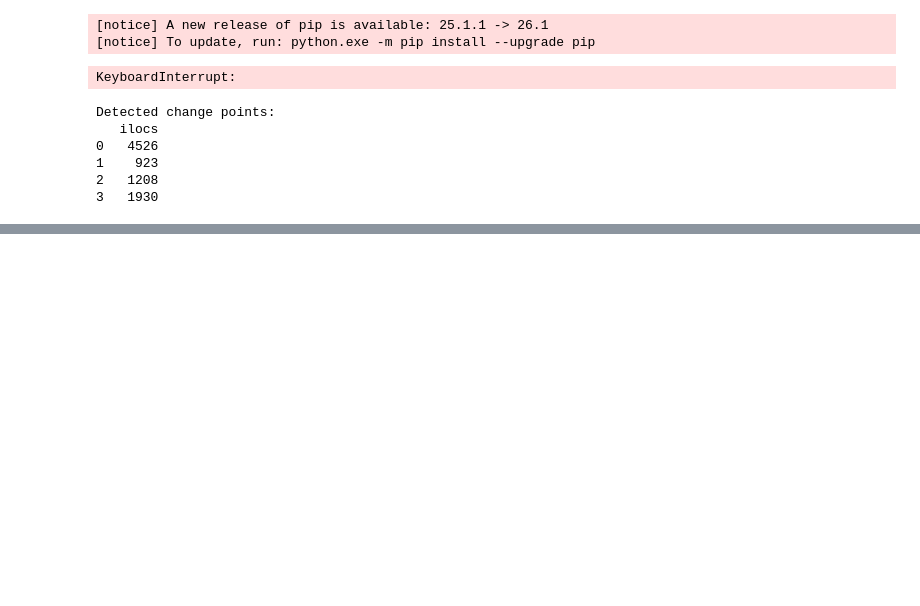
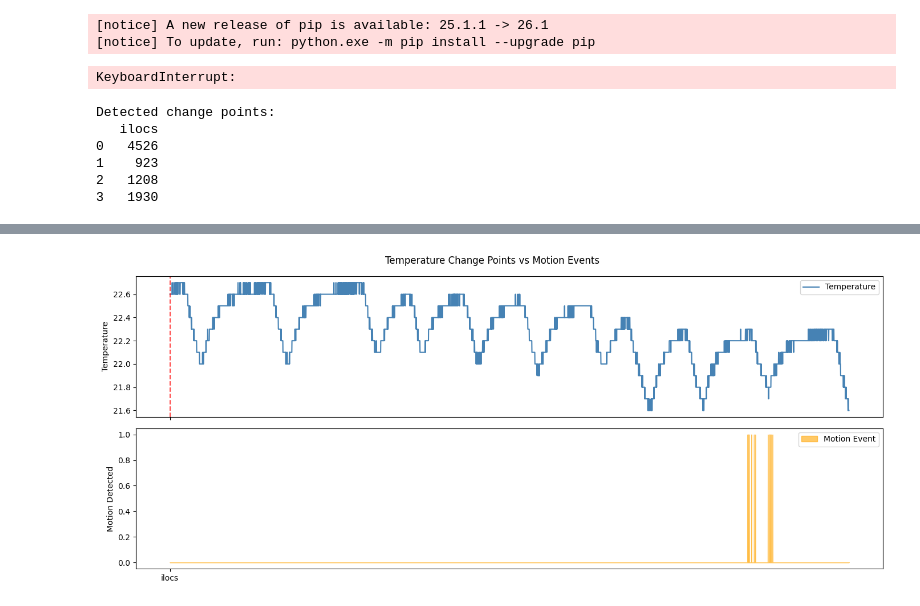
Before and after one commit to RONAK-AI647/agri4-sktime-benchmark, a Jupyter notebook: agri4-sktime-benchmark/notebooks/03_anomaly_detection.ipynb, the cells around one changed output, grey strips where cells are left out. Cells and saved outputs as stored; diff of their text form; code cells hidden in the pictures; blank space fills up the shorter version.

```diff
--- a/agri4-sktime-benchmark/notebooks/03_anomaly_detection.ipynb
+++ b/agri4-sktime-benchmark/notebooks/03_anomaly_detection.ipynb
@@ -64,0 +80,24 @@ Detected change points:
+# %%
+# Detect motion events as anomalies
+motion_series = device_df['motion'].astype(int).iloc[:5000]
+
+fig, axes = plt.subplots(2, 1, figsize=(14, 6), sharex=True)
+
+axes[0].plot(temp_series_small.values, color='steelblue', label='Temperature')
+for cp in change_points:
+    axes[0].axvline(x=cp, color='red', linestyle='--', alpha=0.7)
+axes[0].set_ylabel('Temperature')
+axes[0].legend()
+
+axes[1].fill_between(range(len(motion_series)),
+                      motion_series.values,
+                      alpha=0.6, color='orange', label='Motion Event')
+axes[1].set_ylabel('Motion Detected')
+axes[1].legend()
+
+plt.suptitle('Temperature Change Points vs Motion Events')
+plt.tight_layout()
+plt.savefig('../data/motion_vs_changepoints.png')
+plt.show()
+# %% [output]
+[figure, added]
```
Also changed, not shown: parts of 1 cell of this notebook, 2 other files.
